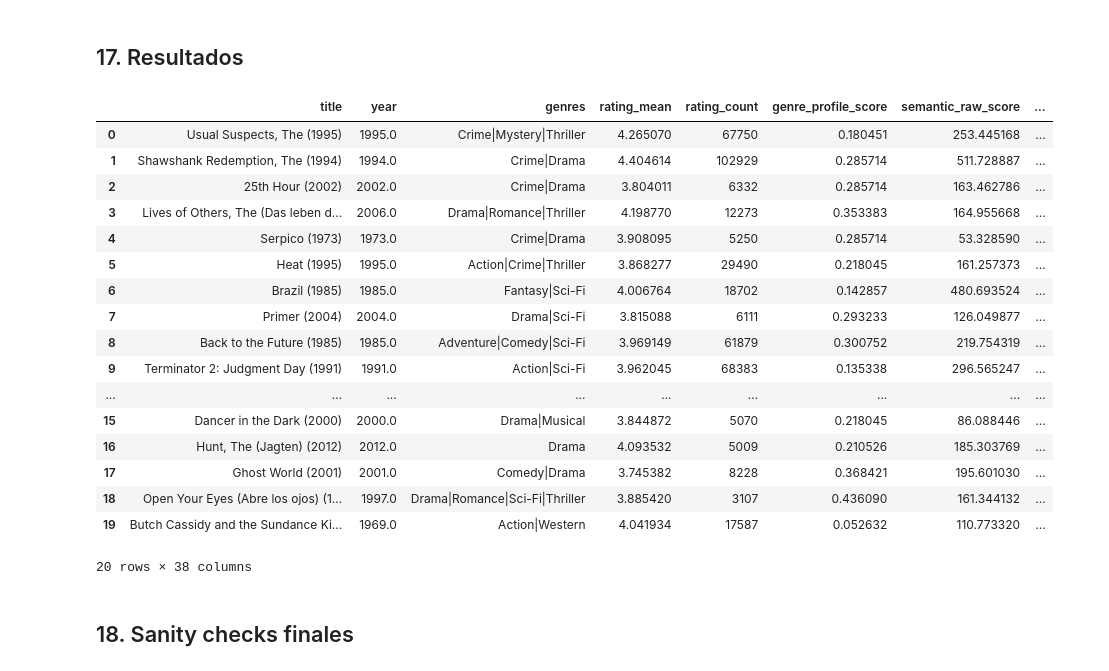
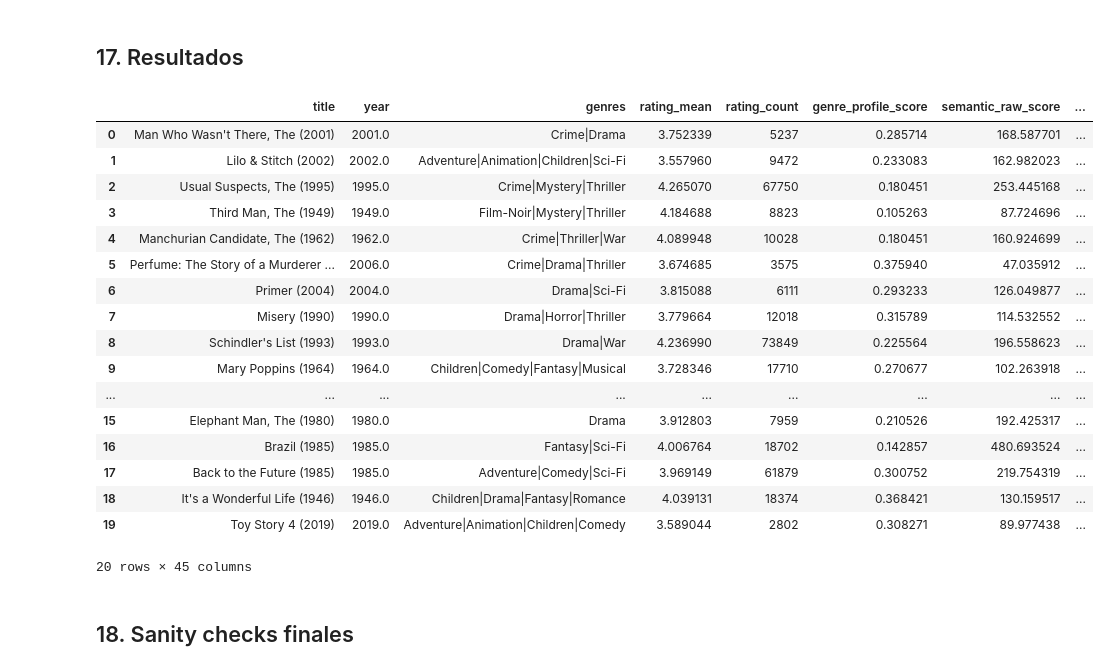
Before and after one commit to alexonazo/TFG, a Jupyter notebook: notebooks/08_recomendador_hibrido_final.ipynb, the cells around one changed output. Drawn from its saved outputs; the diff is of its cells as text; code cells hidden in the pictures.

```diff
--- a/notebooks/08_recomendador_hibrido_final.ipynb
+++ b/notebooks/08_recomendador_hibrido_final.ipynb
@@ -4518,6 +4850,9 @@ def _clean_explanation_terms(value):
 
 
 def build_explanation(row):
+    if row.get("why_this_matches", ""):
+        risk = row.get("risk_explanation", "")
+        return row.get("why_this_matches", "") + (". " + risk if risk else ".")
     dominant_signal = row.get("dominant_signal", "")
     core_semantic_terms = _clean_explanation_terms(row.get("core_semantic_explanation_terms", ""))
     semantic_terms = core_semantic_terms or _clean_explanation_terms(row.get("semantic_explanation_terms", ""))
@@ -4585,50 +4920,57 @@ RESULT_COLUMNS = [
     "negative_similarity_score",
     "item_item_collab_score",
     "item_item_negative_collab_score",
     "rating_score",
     "popularity_score",
     "contrib_genre",
     "contrib_semantic",
     "contrib_collab",
     "contrib_rating",
     "contrib_popularity",
     "penalty_negative_genre",
     "penalty_negative_semantic",
     "penalty_negative_collab",
     "dominant_signal",
     "hybrid_score",
+    "generic_semantic_penalty",
+    "anchor_specificity_score",
+    "anchor_confidence",
+    "preference_margin_score",
+    "negative_affinity_score",
+    "positive_affinity_score",
+    "human_like_raw_score",
     "human_like_score",
     "anchor_match_score",
     "false_positive_risk",
     "recommendation_branch",
     "recommendation_bucket",
     "anchor_movies_matched",
     "why_this_matches",
     "risk_explanation",
     "explanation",
 ]
 
 available_result_columns = [col for col in RESULT_COLUMNS if col in recommendations.columns]
 display(recommendations[available_result_columns].head(20))
 # %% [output]
 |  | title | year | genres | rating_mean | rating_count | genre_profile_score | semantic_raw_score | ... |
-| 0 | Usual Suspects, The (1995) | 1995.0 | Crime|Mystery|Thriller | 4.265070 | 67750 | 0.180451 | 253.445168 | ... |
-| 1 | Shawshank Redemption, The (1994) | 1994.0 | Crime|Drama | 4.404614 | 102929 | 0.285714 | 511.728887 | ... |
-| 2 | 25th Hour (2002) | 2002.0 | Crime|Drama | 3.804011 | 6332 | 0.285714 | 163.462786 | ... |
-| 3 | Lives of Others, The (Das leben d... | 2006.0 | Drama|Romance|Thriller | 4.198770 | 12273 | 0.353383 | 164.955668 | ... |
-| 4 | Serpico (1973) | 1973.0 | Crime|Drama | 3.908095 | 5250 | 0.285714 | 53.328590 | ... |
-| 5 | Heat (1995) | 1995.0 | Action|Crime|Thriller | 3.868277 | 29490 | 0.218045 | 161.257373 | ... |
-| 6 | Brazil (1985) | 1985.0 | Fantasy|Sci-Fi | 4.006764 | 18702 | 0.142857 | 480.693524 | ... |
-| 7 | Primer (2004) | 2004.0 | Drama|Sci-Fi | 3.815088 | 6111 | 0.293233 | 126.049877 | ... |
-| 8 | Back to the Future (1985) | 1985.0 | Adventure|Comedy|Sci-Fi | 3.969149 | 61879 | 0.300752 | 219.754319 | ... |
-| 9 | Terminator 2: Judgment Day (1991) | 1991.0 | Action|Sci-Fi | 3.962045 | 68383 | 0.135338 | 296.565247 | ... |
+| 0 | Man Who Wasn't There, The (2001) | 2001.0 | Crime|Drama | 3.752339 | 5237 | 0.285714 | 168.587701 | ... |
+| 1 | Lilo & Stitch (2002) | 2002.0 | Adventure|Animation|Children|Sci-Fi | 3.557960 | 9472 | 0.233083 | 162.982023 | ... |
+| 2 | Usual Suspects, The (1995) | 1995.0 | Crime|Mystery|Thriller | 4.265070 | 67750 | 0.180451 | 253.445168 | ... |
+| 3 | Third Man, The (1949) | 1949.0 | Film-Noir|Mystery|Thriller | 4.184688 | 8823 | 0.105263 | 87.724696 | ... |
+| 4 | Manchurian Candidate, The (1962) | 1962.0 | Crime|Thriller|War | 4.089948 | 10028 | 0.180451 | 160.924699 | ... |
+| 5 | Perfume: The Story of a Murderer ... | 2006.0 | Crime|Drama|Thriller | 3.674685 | 3575 | 0.375940 | 47.035912 | ... |
+| 6 | Primer (2004) | 2004.0 | Drama|Sci-Fi | 3.815088 | 6111 | 0.293233 | 126.049877 | ... |
+| 7 | Misery (1990) | 1990.0 | Drama|Horror|Thriller | 3.779664 | 12018 | 0.315789 | 114.532552 | ... |
+| 8 | Schindler's List (1993) | 1993.0 | Drama|War | 4.236990 | 73849 | 0.225564 | 196.558623 | ... |
+| 9 | Mary Poppins (1964) | 1964.0 | Children|Comedy|Fantasy|Musical | 3.728346 | 17710 | 0.270677 | 102.263918 | ... |
 | ... | ... | ... | ... | ... | ... | ... | ... | ... |
-| 15 | Dancer in the Dark (2000) | 2000.0 | Drama|Musical | 3.844872 | 5070 | 0.218045 | 86.088446 | ... |
-| 16 | Hunt, The (Jagten) (2012) | 2012.0 | Drama | 4.093532 | 5009 | 0.210526 | 185.303769 | ... |
-| 17 | Ghost World (2001) | 2001.0 | Comedy|Drama | 3.745382 | 8228 | 0.368421 | 195.601030 | ... |
-| 18 | Open Your Eyes (Abre los ojos) (1... | 1997.0 | Drama|Romance|Sci-Fi|Thriller | 3.885420 | 3107 | 0.436090 | 161.344132 | ... |
-| 19 | Butch Cassidy and the Sundance Ki... | 1969.0 | Action|Western | 4.041934 | 17587 | 0.052632 | 110.773320 | ... |
+| 15 | Elephant Man, The (1980) | 1980.0 | Drama | 3.912803 | 7959 | 0.210526 | 192.425317 | ... |
+| 16 | Brazil (1985) | 1985.0 | Fantasy|Sci-Fi | 4.006764 | 18702 | 0.142857 | 480.693524 | ... |
+| 17 | Back to the Future (1985) | 1985.0 | Adventure|Comedy|Sci-Fi | 3.969149 | 61879 | 0.300752 | 219.754319 | ... |
+| 18 | It's a Wonderful Life (1946) | 1946.0 | Children|Drama|Fantasy|Romance | 4.039131 | 18374 | 0.368421 | 130.159517 | ... |
+| 19 | Toy Story 4 (2019) | 2019.0 | Adventure|Animation|Children|Comedy | 3.589044 | 2802 | 0.308271 | 89.977438 | ... |
-20 rows × 38 columns
+20 rows × 45 columns
 # %% [markdown]
 ## 18. Sanity checks finales
 # %%
```
Also changed, not shown: parts of 5 cells of this notebook, 1 other file.
